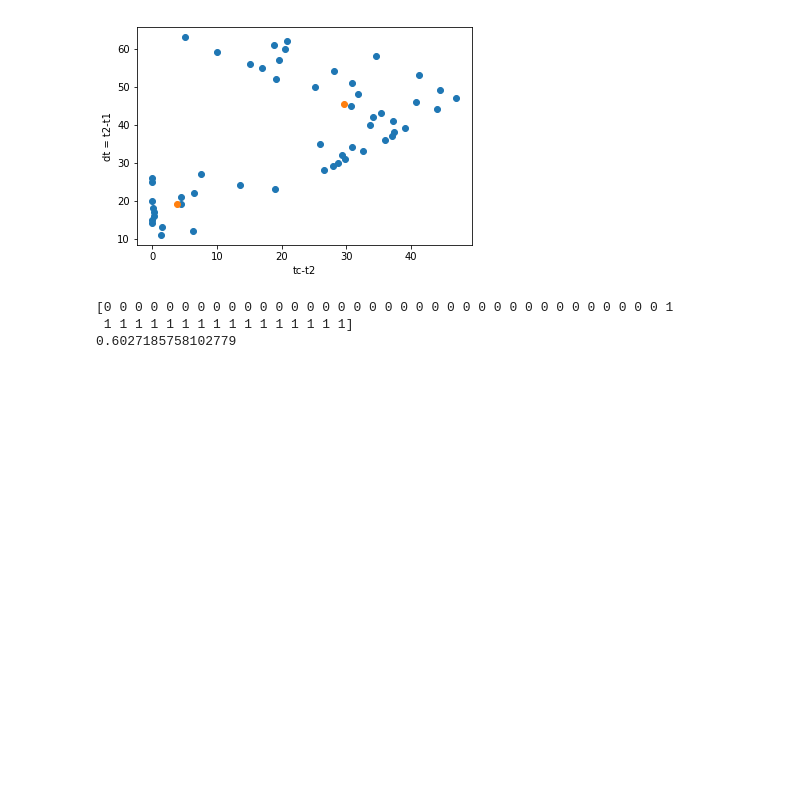
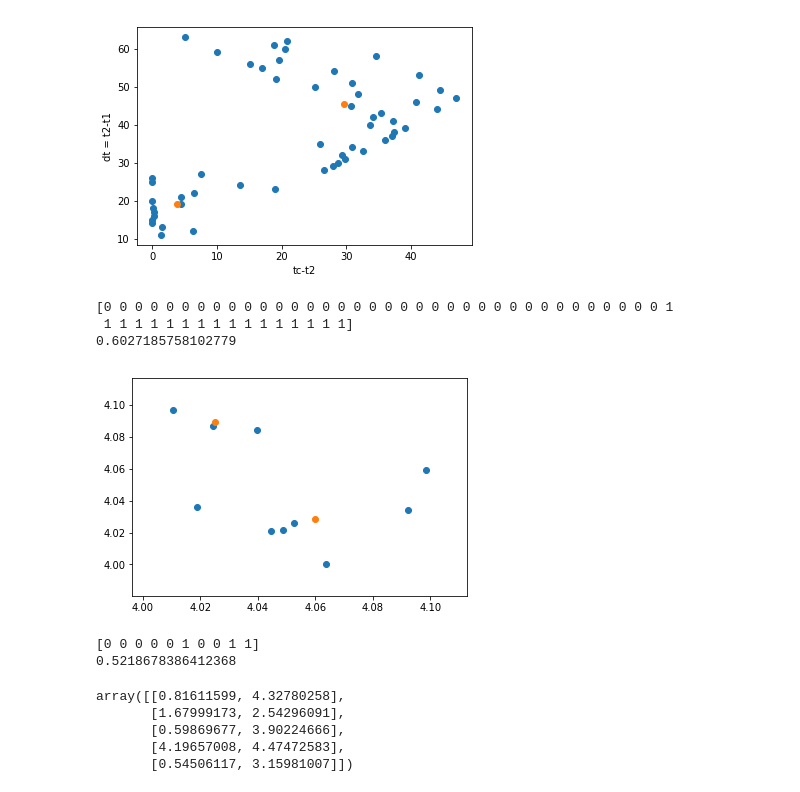
Before and after one commit to mbaddar/BTCWavelet, a Jupyter notebook: notebooks/log_returns.ipynb, the cells around one changed output. Drawn from its saved outputs; the diff is of its cells as text; code cells hidden in the pictures; blank space fills up the shorter version.

```diff
--- a/notebooks/log_returns.ipynb
+++ b/notebooks/log_returns.ipynb
@@ -751,3 +751,24 @@ print( silhouette_score(points, labels) )
 [0 0 0 0 0 0 0 0 0 0 0 0 0 0 0 0 0 0 0 0 0 0 0 0 0 0 0 0 0 0 0 0 0 0 0 0 1
  1 1 1 1 1 1 1 1 1 1 1 1 1 1 1 1]
 0.6027185758102779
+# %%
+points = 4+np.random.rand(10,2)/10.
+np.append(points, 2+np.random.rand(10,2)/10. )
+clusters, labels = cluster(points, 2)
+plt.scatter( *zip( *points ))
+plt.scatter( *zip( *clusters ))
+plt.show(block=True)
+print(labels)
+print( silhouette_score(points, labels) )
+# %% [output]
+[figure, added]
+[0 0 0 0 0 1 0 0 1 1]
+0.5218678386412368
+# %%
+4+np.random.rand(5,2)
+# %% [output]
+array([[0.81611599, 4.32780258],
+       [1.67999173, 2.54296091],
+       [0.59869677, 3.90224666],
+       [4.19657008, 4.47472583],
+       [0.54506117, 3.15981007]])
```
Also changed, not shown: 1 other file.
